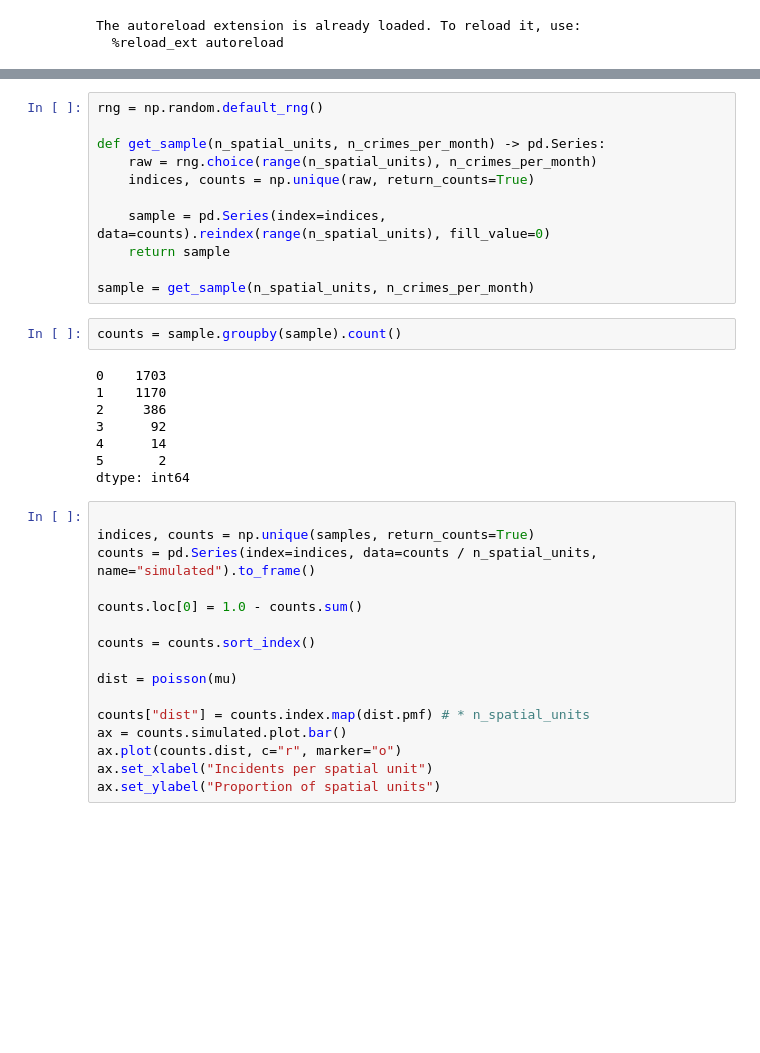
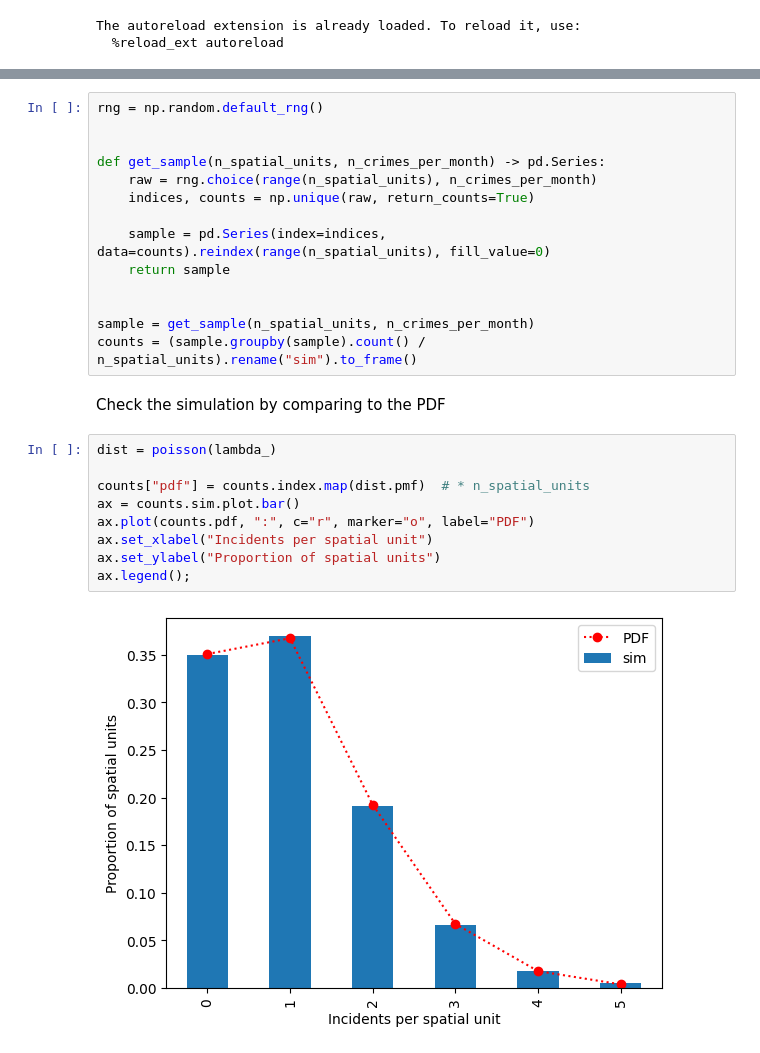
Before and after one commit to safer-streets/safer-streets-core, a Jupyter notebook: gini.ipynb, the cells around one changed output, grey strips where cells are left out. Cells and saved outputs as stored; diff of their text form; blank space fills up the shorter version.

```diff
--- a/gini.ipynb
+++ b/gini.ipynb
@@ -100,5 +118,6 @@ n_crimes_per_month, n_spatial_units, mu # the mean count of incidents
 # %%
 rng = np.random.default_rng()
+
 
 def get_sample(n_spatial_units, n_crimes_per_month) -> pd.Series:
     raw = rng.choice(range(n_spatial_units), n_crimes_per_month)
@@ -107,30 +126,19 @@ def get_sample(n_spatial_units, n_crimes_per_month) -> pd.Series:
     sample = pd.Series(index=indices, data=counts).reindex(range(n_spatial_units), fill_value=0)
     return sample
 
+
 sample = get_sample(n_spatial_units, n_crimes_per_month)
+counts = (sample.groupby(sample).count() / n_spatial_units).rename("sim").to_frame()
-# %%
-counts = sample.groupby(sample).count()
-# %% [output]
-0    1703
-1    1170
-2     386
-3      92
-4      14
-5       2
-dtype: int64
+# %% [markdown]
+Check the simulation by comparing to the PDF
 # %%
+dist = poisson(lambda_)
 
-indices, counts = np.unique(samples, return_counts=True)
-counts = pd.Series(index=indices, data=counts / n_spatial_units, name="simulated").to_frame()
-
-counts.loc[0] = 1.0 - counts.sum()
-
-counts = counts.sort_index()
-
-dist = poisson(mu)
-
-counts["dist"] = counts.index.map(dist.pmf) # * n_spatial_units
-ax = counts.simulated.plot.bar()
-ax.plot(counts.dist, c="r", marker="o")
+counts["pdf"] = counts.index.map(dist.pmf)  # * n_spatial_units
+ax = counts.sim.plot.bar()
+ax.plot(counts.pdf, ":", c="r", marker="o", label="PDF")
 ax.set_xlabel("Incidents per spatial unit")
 ax.set_ylabel("Proportion of spatial units")
+ax.legend();
+# %% [output]
+[figure, added]
```
Also changed, not shown: parts of 20 cells of this notebook, 3 other files.
